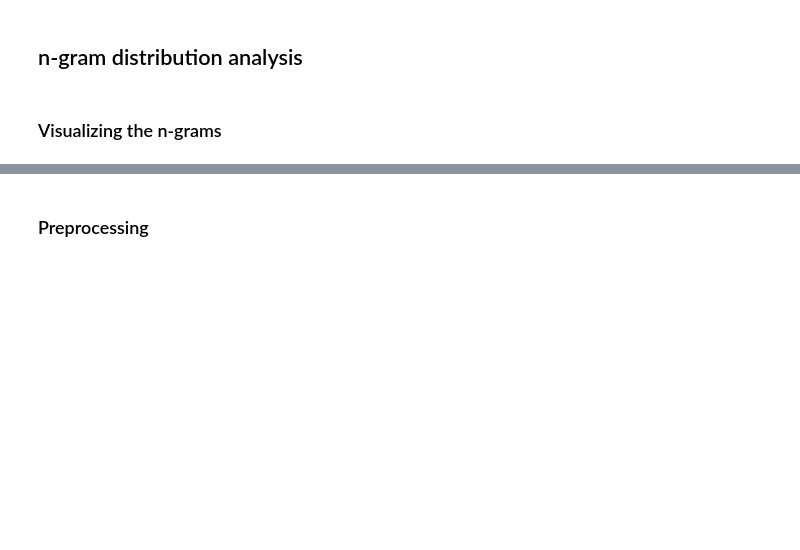
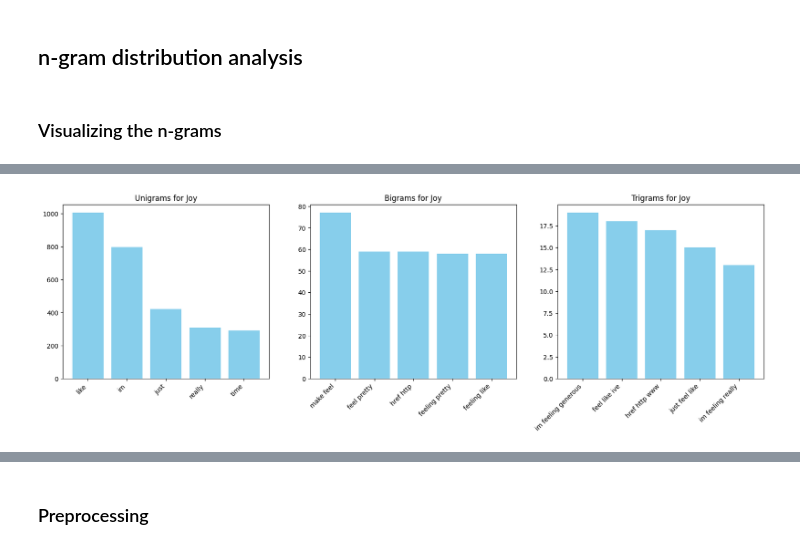
Before and after one commit to jantiegges/Emotion-Classification-from-Text, a Jupyter notebook: data_analysis.ipynb, the cells around one changed output, grey strips where cells are left out. Saved outputs shown, nothing was run; the diff lists cells and outputs as text; code cells hidden in the pictures; blank space fills up the shorter version.

```diff
--- a/data_analysis.ipynb
+++ b/data_analysis.ipynb
@@ -146,0 +170,16 @@ surprise_trigrams= get_top_n_gram(surprise.values,(3,3),7)[2:]
+# %%
+# Joy n-grams
+consistent_color = 'skyblue'
+
+# Prepare figure for subplots
+fig, axs = plt.subplots(1, 3, figsize=(20, 5))
+
+# Plotting the n-grams
+plot_n_grams(axs[0], joy_unigrams, 'Unigrams', 'joy', consistent_color)
+plot_n_grams(axs[1], joy_bigrams, 'Bigrams', 'joy', consistent_color)
+plot_n_grams(axs[2], joy_trigrams, 'Trigrams', 'joy', consistent_color)
+
+# Show the plot
+plt.show()
+# %% [output]
+[figure, added]
```
Also changed, not shown: parts of 7 cells of this notebook.
